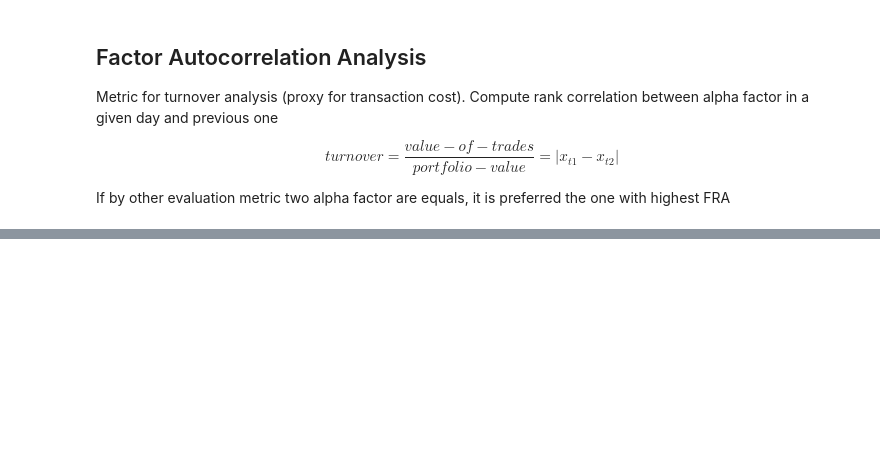
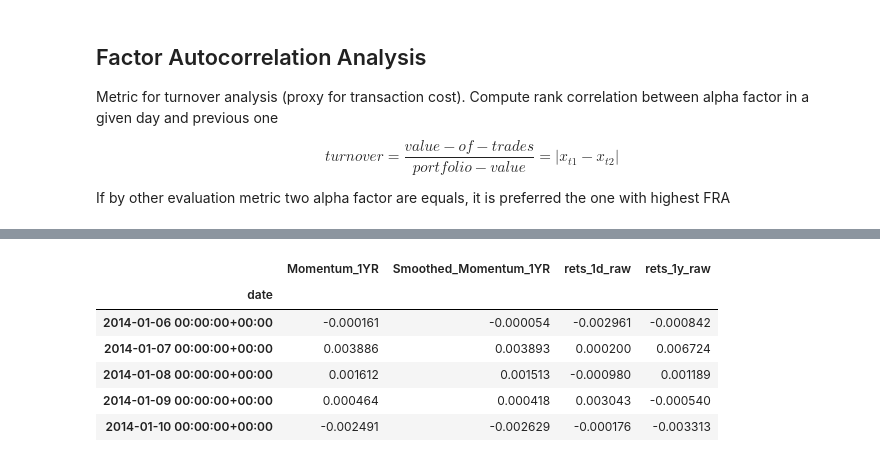
Before and after one commit to manualrg/dslab-ai-for-trading, a Jupyter notebook: alpha-factors/02_alphafac_evaluation.ipynb, the cells around one changed output, grey strips where cells are left out. Drawn from its saved outputs; the diff is of its cells as text; code cells hidden in the pictures; blank space fills up the shorter version.

```diff
--- a/alpha-factors/02_alphafac_evaluation.ipynb
+++ b/alpha-factors/02_alphafac_evaluation.ipynb
@@ -64,7 +101,7 @@ $$\text{Sharpe-ratio=}\frac{\mu_{annulized}}{\sigma_{annulized}}$$
 
 $$ r_{daily-annualized}= r_{daily} * \sqrt(252)$$
 # %%
-def sharpe_ratio(df, frequency="daily"):
+def compute_sharpe_ratio(df, frequency="daily"):
 
     if frequency == "daily":
         annualization_factor = np.sqrt(252)
@@ -220,0 +318,10 @@ df_ls_qr.plot.bar(
+# %%
+df_factor_return.head()
+# %% [output]
+|  | Momentum_1YR | Smoothed_Momentum_1YR | rets_1d_raw | rets_1y_raw |
+| date |  |  |  |  |
+| 2014-01-06 00:00:00+00:00 | -0.000161 | -0.000054 | -0.002961 | -0.000842 |
+| 2014-01-07 00:00:00+00:00 | 0.003886 | 0.003893 | 0.000200 | 0.006724 |
+| 2014-01-08 00:00:00+00:00 | 0.001612 | 0.001513 | -0.000980 | 0.001189 |
+| 2014-01-09 00:00:00+00:00 | 0.000464 | 0.000418 | 0.003043 | -0.000540 |
+| 2014-01-10 00:00:00+00:00 | -0.002491 | -0.002629 | -0.000176 | -0.003313 |
```
Also changed, not shown: parts of 29 cells of this notebook, 1 other file.
